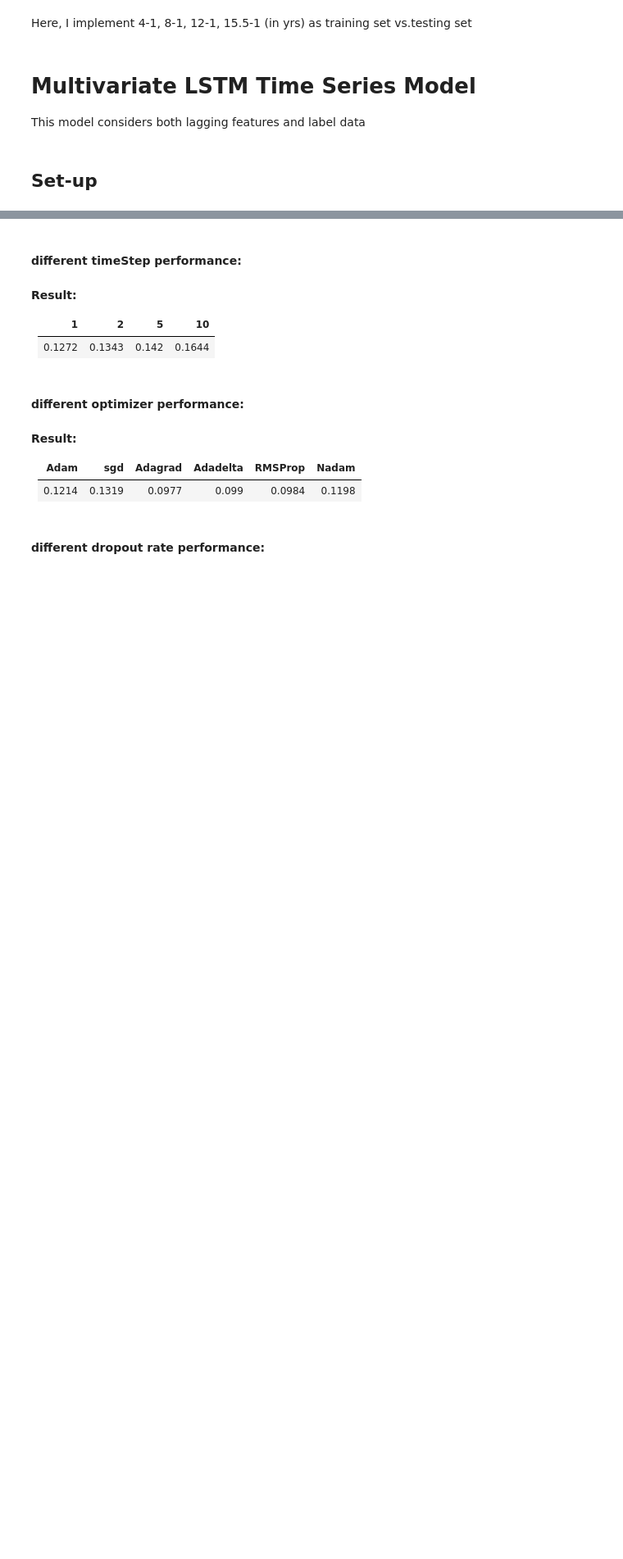
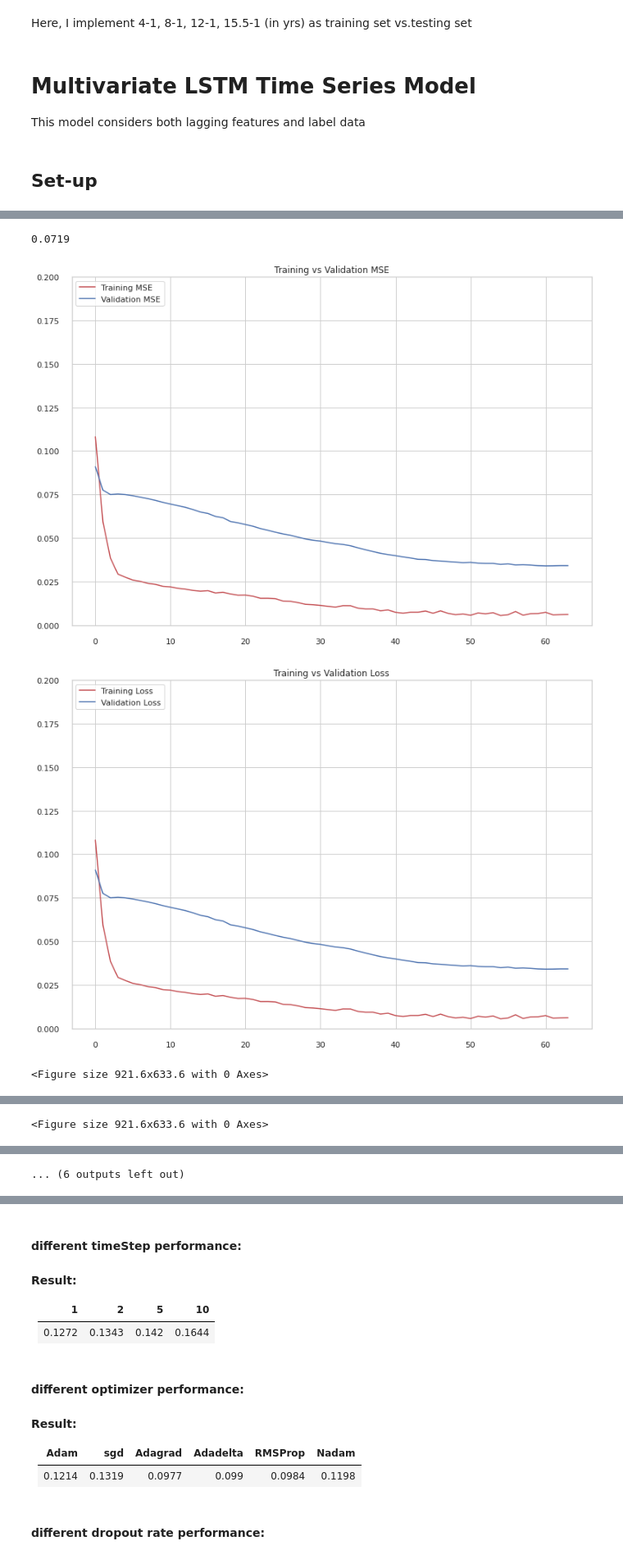
Before and after one commit to JiaRuiShao/WaterShed, a Jupyter notebook: DryCreek/LSTM_DryCreek_Multivariate_Predictive_Model.ipynb, the cells around one changed output, grey strips where cells are left out. Shown at 82% size. Drawn from its saved outputs; the diff is of its cells as text; code cells hidden in the pictures; blank space fills up the shorter version.

```diff
--- a/DryCreek/LSTM_DryCreek_Multivariate_Predictive_Model.ipynb
+++ b/DryCreek/LSTM_DryCreek_Multivariate_Predictive_Model.ipynb
@@ -467,5 +501,6 @@ def test_pred(model, split_time, x_test, y_test, plot):
 # %%
-def run_model(timeSteps, optimizer, hidden_layer, dropout, dense, plot, training_year, testing_year, batch_size, lost_function, neurons):
+# mae as measurement
+def run_model(timeSteps, optimizer, hidden_layer, dropout, dense, plot, batch_size, lost_function, neurons, training_year, testing_year):
 
   supervised = apply_timeSteps(timeSteps)
 
@@ -477,8 +512,8 @@ def run_model(timeSteps, optimizer, hidden_layer, dropout, dense, plot, training
 
   val_mae, val_mse, val_ns = val_pred(model, split_time, val_split, x_validation_subset, y_validation_subset, plot)
   test_mae, test_mse, test_ns = test_pred(model, split_time, x_test, y_test, plot)
-  err = preprocessing.scale([val_mae, val_mse, 1-val_ns, test_mae, test_mse, 1-test_ns])
-  grade = mean(err)
+  err = val_mae + test_mae
+  grade = err
 
   print("Overall Performance:", grade, "\n")
 
@@ -486,5 +613,5 @@ def run_model(timeSteps, optimizer, hidden_layer, dropout, dense, plot, training
 # %%
-# doesn't include ns in measurement
+# mse as measurement
 def run_model(timeSteps, optimizer, hidden_layer, dropout, dense, plot, batch_size, lost_function, neurons, training_year, testing_year):
 
   supervised = apply_timeSteps(timeSteps)
@@ -497,9 +624,37 @@ def run_model(timeSteps, optimizer, hidden_layer, dropout, dense, plot, batch_si
 
   val_mae, val_mse, val_ns = val_pred(model, split_time, val_split, x_validation_subset, y_validation_subset, plot)
   test_mae, test_mse, test_ns = test_pred(model, split_time, x_test, y_test, plot)
-  err = val_mae + val_mse + test_mae + test_mse
-  grade = err/3
+  err = val_mse + test_mse
+  grade = err
 
-  print("Overall Performance:", grade, "\n")
+  #print("\nOverall Performance:", grade, "\n")
 
   return grade
+# %%
+def run_yrs(timeSteps, optimizer, hidden_layer, dropout, dense, plot, batch_size, lost_function, neurons):
+
+  '''
+  M1 6-3
+  6x365=2190, 0.8x2190=1752, 0.2x2190=438, 9x365=3285
+  '''
+  print("M1:\n")
+  M1 = run_model(timeSteps, optimizer, hidden_layer, dropout, dense, plot, batch_size, lost_function, neurons, training_year = 6, testing_year = 3)
+
+  '''
+  M2 9-3
+  9x365=3285, 0.8x3285=2628, 0.2x3285=657, 12x365=4380
+  '''
+  print("M2:\n")
+  M2 = run_model(timeSteps, optimizer, hidden_layer, dropout, dense, plot, batch_size, lost_function, neurons, training_year = 9, testing_year = 3)
+
+  '''
+  M3 12-3
+  12x365=4380, 0.8x4380=3504, 0.2x4380=876, 15x365=5475
+  '''
+  print("M3:\n")
+  M3 = run_model(timeSteps, optimizer, hidden_layer, dropout, dense, plot, batch_size, lost_function, neurons, training_year = 12, testing_year = 3)
+
+  error = round((M1 + M2 + M3), 4)
+  print("Add-up Overall Performance:", error)
+
+  return error
@@ -729,0 +847,3 @@ NameError: ignored
+# %%
+run_yrs(timeSteps = 1, optimizer = "adam", hidden_layer = 2, dropout = 0.1, dense = 4, plot = True, batch_size = 32, lost_function = 'mean_squared_error', neurons = 15)
+# %% [output]
@@ -729,0 +867,4 @@ NameError: ignored
+0.0719
+[figure, added]
+[figure, added]
+<Figure size 921.6x633.6 with 0 Axes>
@@ -729,0 +875 @@ NameError: ignored
+<Figure size 921.6x633.6 with 0 Axes>
@@ -729,0 +878 @@ NameError: ignored
+... (6 outputs left out)
```
Also changed, not shown: parts of 49 cells of this notebook, 1 other file.
